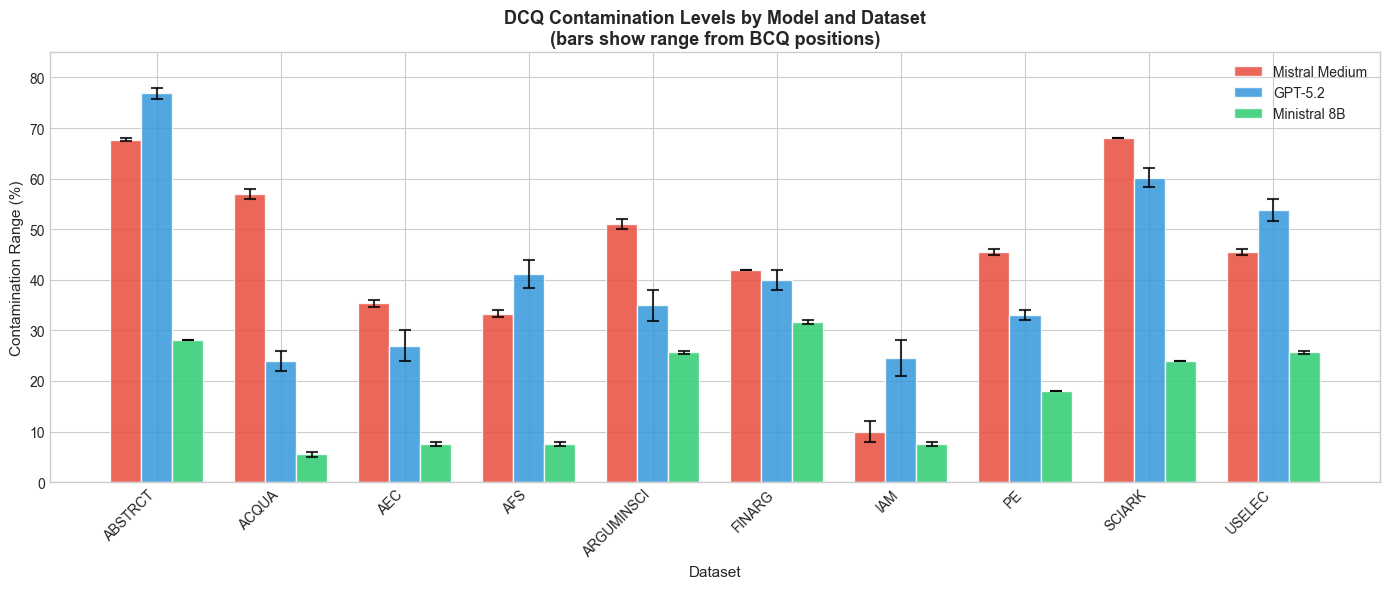
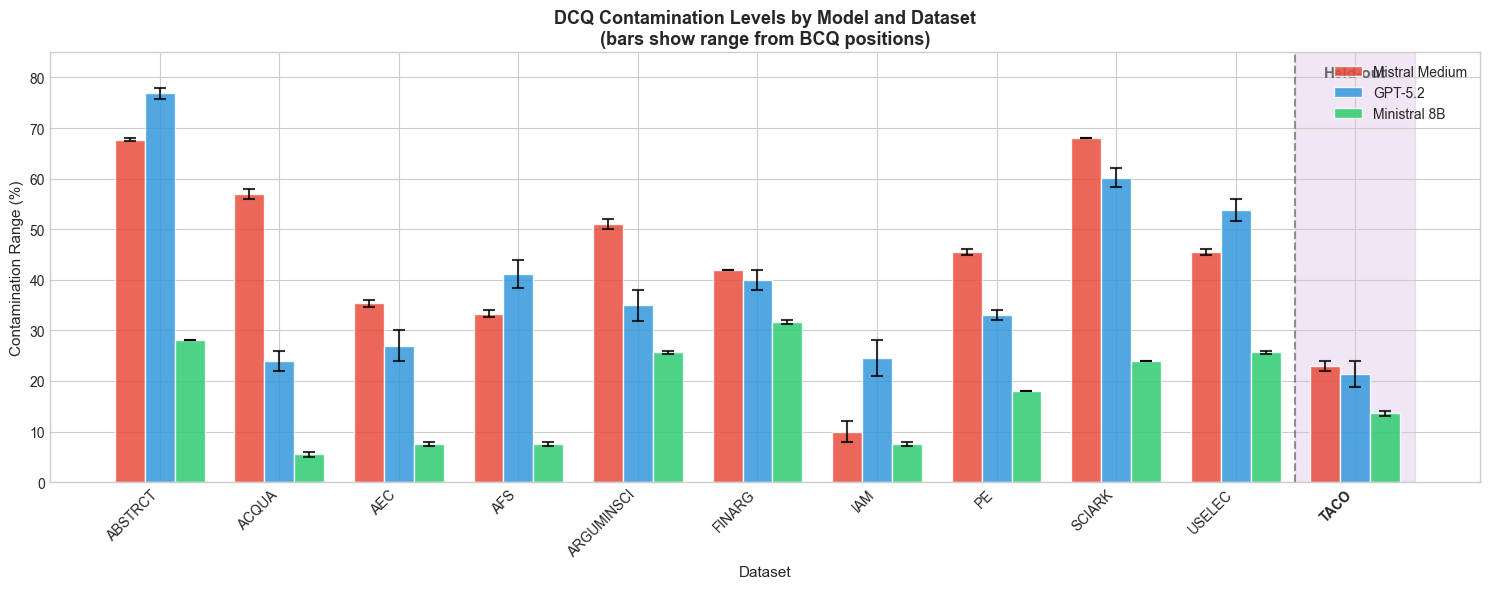
Unified diff of the notebook cell whose output changed from the first chart to the second:
--- before
+++ after
@@ -1,33 +1,66 @@
-# Plot 1: Contamination comparison - All models with range bars
+# Plot 1: Contamination comparison - All models with range bars (including TACO)
 plt.style.use("seaborn-v0_8-whitegrid")
-fig, ax = plt.subplots(figsize=(14, 6))
 
-datasets = df["dataset"].unique()
-n_models = len(df["model"].unique())
+# Load contamination data directly (includes TACO which has no performance data)
+cont_all = []
+for model_name, paths in MODELS.items():
+    cont_df = load_contamination(paths["contamination_dir"])
+    cont_df["model"] = model_name
+    cont_all.append(cont_df)
+df_cont = pd.concat(cont_all, ignore_index=True)
+
+fig, ax = plt.subplots(figsize=(15, 6))
+
+# Sort datasets: TACO last to highlight it
+datasets = sorted([d for d in df_cont["dataset"].unique() if d != "TACO"]) + ["TACO"]
+n_models = len(df_cont["model"].unique())
 x = np.arange(len(datasets))
 width = 0.25
 
-for i, model in enumerate(df["model"].unique()):
-    model_df = df[df["model"] == model].set_index("dataset").loc[datasets]
+# Add shaded background for TACO region (held-out dataset)
+taco_idx = len(datasets) - 1
+ax.axvspan(taco_idx - 0.5, taco_idx + 0.5, alpha=0.15, color="#9b59b6", zorder=0)
+
+for i, model in enumerate(df_cont["model"].unique()):
+    model_df = df_cont[df_cont["model"] == model].set_index("dataset")
     
-    # Use midpoint of range for bar height
-    midpoint = (model_df["min_contamination"] + model_df["max_contamination"]) / 2
-    range_half = (model_df["max_contamination"] - model_df["min_contamination"]) / 2
+    midpoints = []
+    range_halfs = []
     
-    # Bars centered at midpoint
+    for ds in datasets:
+        if ds in model_df.index:
+            mid = (model_df.loc[ds, "min_contamination"] + model_df.loc[ds, "max_contamination"]) / 2
+            rng = (model_df.loc[ds, "max_contamination"] - model_df.loc[ds, "min_contamination"]) / 2
+        else:
+            mid = 0
+            rng = 0
+        midpoints.append(mid)
+        range_halfs.append(rng)
+    
     offset = (i - (n_models - 1) / 2) * width
-    bars = ax.bar(x + offset, midpoint, width,
-                  label=model, color=MODEL_COLORS[model], alpha=0.85, 
+    bars = ax.bar(x + offset, midpoints, width,
+                  label=model,
+                  color=MODEL_COLORS[model], alpha=0.85, 
                   edgecolor="white", linewidth=1)
     
-    # Error bars showing full range (symmetric from midpoint)
-    ax.errorbar(x + offset, midpoint, yerr=range_half, 
+    ax.errorbar(x + offset, midpoints, yerr=range_halfs, 
                 fmt="none", color="black", capsize=4, capthick=1.5, elinewidth=1.5, alpha=0.8)
+
+# Add vertical separator before TACO
+ax.axvline(x=taco_idx - 0.5, color="#666666", linestyle="--", alpha=0.7, linewidth=1.5)
+
 
 ax.set_xticks(x)
 ax.set_xticklabels(datasets, rotation=45, ha="right", fontsize=10)
+
+# Make TACO label bold
+for label in ax.get_xticklabels():
+    if "TACO" in label.get_text():
+        label.set_fontweight("bold")
+
 ax.set_ylabel("Contamination Range (%)", fontsize=11)
 ax.set_xlabel("Dataset", fontsize=11)
 ax.set_title("DCQ Contamination Levels by Model and Dataset\n(bars show range from BCQ positions)", fontsize=13, fontweight="bold")
+
 ax.legend(loc="upper right")
 ax.set_ylim(0, 85)
@@ -41,8 +74,17 @@
 print("\nContamination Summary (showing ranges):")
 print("-" * 70)
-for model in df["model"].unique():
-    model_df = df[df["model"] == model]
+for model in df_cont["model"].unique():
+    model_df = df_cont[df_cont["model"] == model]
     mean_min = model_df['min_contamination'].mean()
     mean_max = model_df['max_contamination'].mean()
     print(f"{model}: mean range=[{mean_min:.1f}%, {mean_max:.1f}%], "
           f"dataset range=[{model_df['min_contamination'].min():.0f}%-{model_df['max_contamination'].max():.0f}%]")
+
+# TACO comparison
+print("\n" + "-" * 70)
+print("TACO (held-out) contamination:")
+for model in df_cont["model"].unique():
+    taco = df_cont[(df_cont["model"] == model) & (df_cont["dataset"] == "TACO")]
+    if len(taco) > 0:
+        row = taco.iloc[0]
+        print(f"  {model}: [{row['min_contamination']:.1f}%, {row['max_contamination']:.1f}%]")

Commit: added TACO evaluation for mistral modle